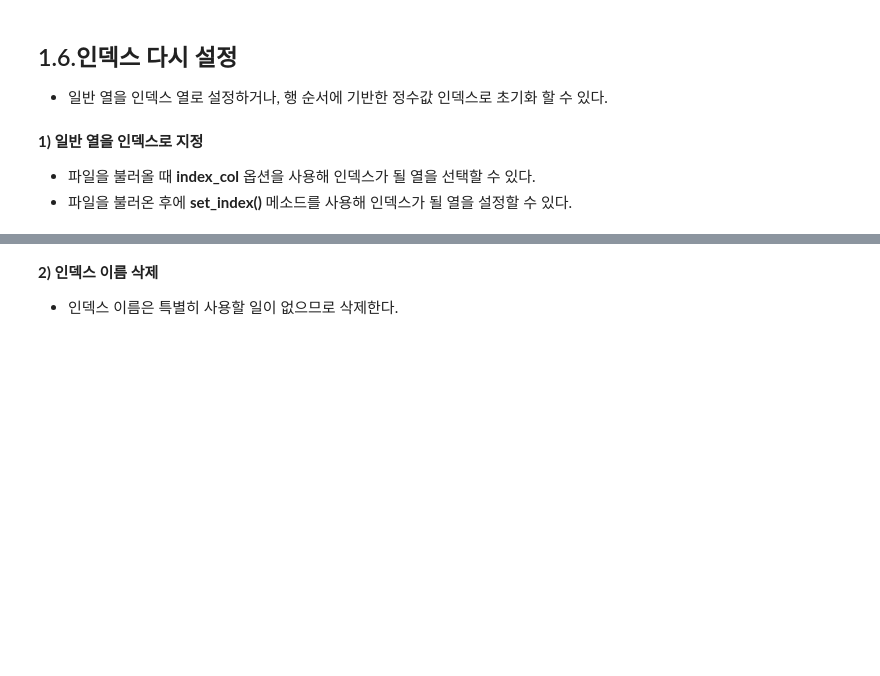
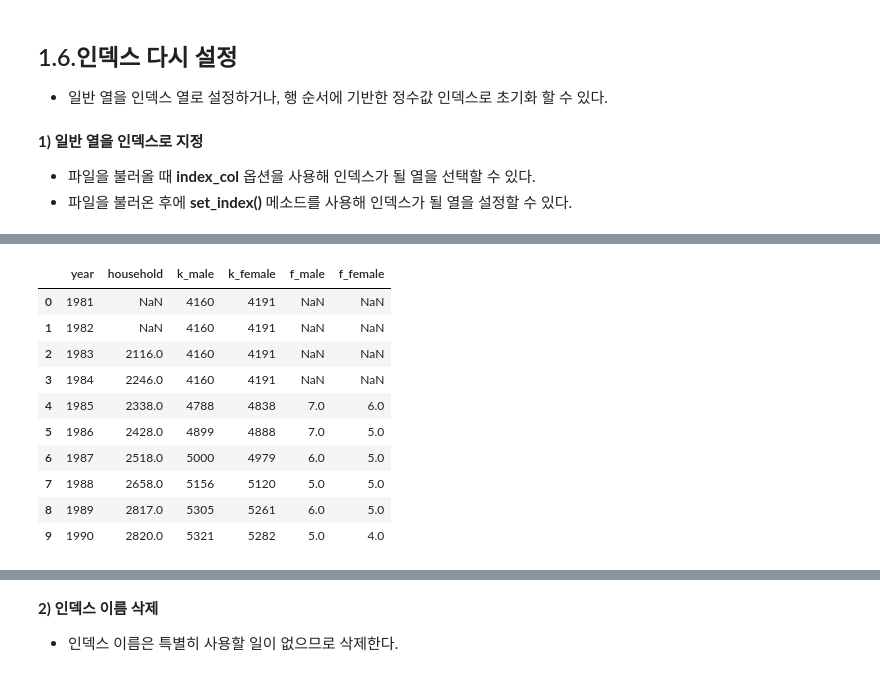
Before and after one commit to jexists/sk_network, a Jupyter notebook: 06_dp/02_판다스/02_판다스_이해하기.ipynb, the cells around one changed output, grey strips where cells are left out. Saved outputs shown, nothing was run; the diff lists cells and outputs as text; code cells hidden in the pictures; blank space fills up the shorter version.

```diff
--- a/06_dp/02_판다스/02_판다스_이해하기.ipynb
+++ b/06_dp/02_판다스/02_판다스_이해하기.ipynb
@@ -248,0 +377,19 @@ UnicodeDecodeError: 'utf-8' codec can't decode byte 0xb1 in position 0: invalid
+# %%
+# 데이터 불러오기
+path = './../00_data/pop_simple.csv'
+pop = pd.read_csv(path)
+
+# 상위 10개 행만 확인
+pop.head(10)
+# %% [output]
+|  | year | household | k_male | k_female | f_male | f_female |
+| 0 | 1981 | NaN | 4160 | 4191 | NaN | NaN |
+| 1 | 1982 | NaN | 4160 | 4191 | NaN | NaN |
+| 2 | 1983 | 2116.0 | 4160 | 4191 | NaN | NaN |
+| 3 | 1984 | 2246.0 | 4160 | 4191 | NaN | NaN |
+| 4 | 1985 | 2338.0 | 4788 | 4838 | 7.0 | 6.0 |
+| 5 | 1986 | 2428.0 | 4899 | 4888 | 7.0 | 5.0 |
+| 6 | 1987 | 2518.0 | 5000 | 4979 | 6.0 | 5.0 |
+| 7 | 1988 | 2658.0 | 5156 | 5120 | 5.0 | 5.0 |
+| 8 | 1989 | 2817.0 | 5305 | 5261 | 6.0 | 5.0 |
+| 9 | 1990 | 2820.0 | 5321 | 5282 | 5.0 | 4.0 |
```
Also changed, not shown: parts of 22 cells of this notebook, 22 other files.
